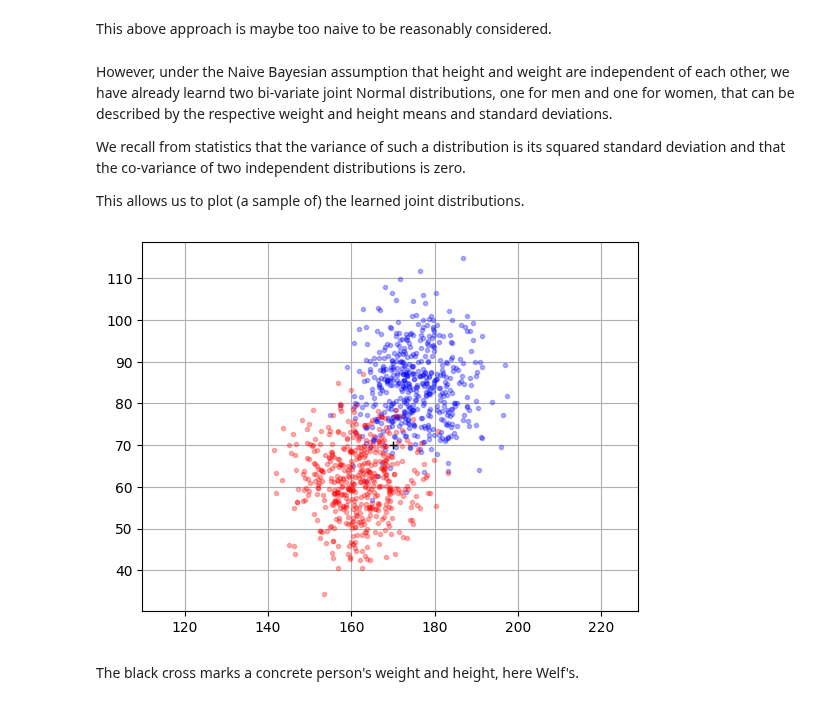
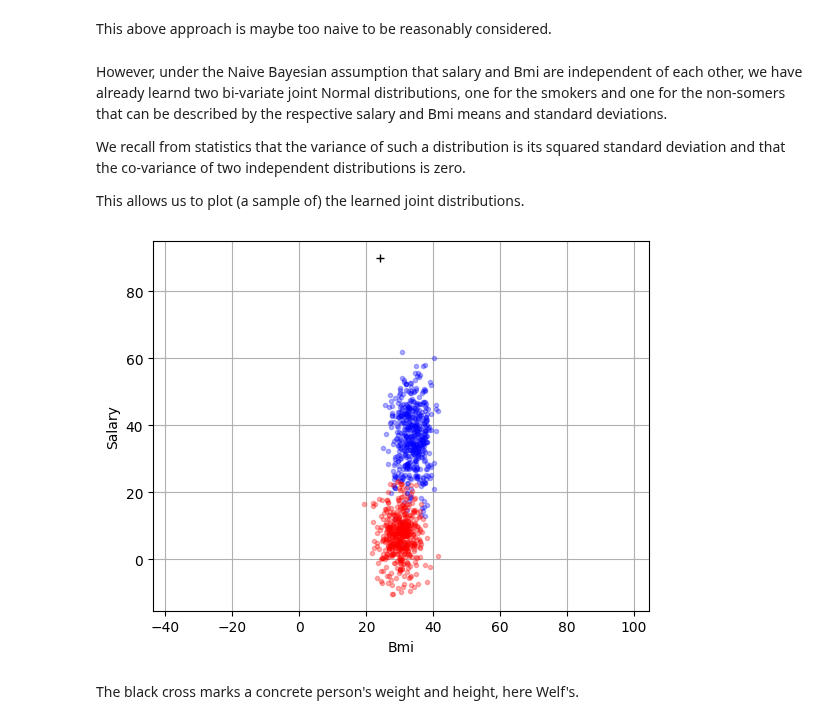
Before and after one commit to WelfLowe/ML4non-programmers, a Jupyter notebook: AI_Technology_Introduction_II.ipynb, the cells around one changed output. Cells and saved outputs as stored; diff of their text form; code cells hidden in the pictures.

```diff
--- a/AI_Technology_Introduction_II.ipynb
+++ b/AI_Technology_Introduction_II.ipynb
@@ -259,7 +259,7 @@ my_act_height = 1.70 #in m
 my_act_bmi = my_act_weight/(my_act_height**2)
 my_predicted_salary = predict_salary(smoker=False, bmi=my_act_bmi)*1000 #result in $/month
 print(my_predicted_salary)
-my_act_salary = 9.000
+my_act_salary = 90000
 print(my_act_salary-my_predicted_salary)
 # %% [output]
 7456.740642020513
@@ -355,34 +355,37 @@ Pick your own (or a fictive person's) gender, weight, and height. Then
 # %% [markdown]
 This above approach is maybe too naive to be reasonably considered.
 # %% [markdown]
-However, under the Naive Bayesian assumption that height and weight are independent of each other, we have already learnd two bi-variate joint Normal distributions, one for men and one for women, that can be described by the respective weight and height means and standard deviations.
+However, under the Naive Bayesian assumption that salary and Bmi are independent of each other, we have already learnd two bi-variate joint Normal distributions, one for the smokers and one for the non-somers that can be described by the respective salary and Bmi means and standard deviations.
 
 We recall from statistics that the variance of such a distribution is its squared standard deviation and that the co-variance of two independent distributions is zero.
 
 This allows us to plot (a sample of) the learned joint distributions.
 # %%
-mu_m = [mu_H_m, mu_W_m]
-cov_m = np.array([[sigma_H_m**2, 0], [0, sigma_W_m**2]])
-pts_m = np.random.multivariate_normal(mu_m, cov_m, size=500)
+mu_s = [mu_Bmi_s, mu_Salary_s]
+cov_s = np.array([[sigma_Bmi_s*2, 0], [0, sigma_Salary_s**2]])
+pts_s = np.random.multivariate_normal(mu_s, cov_s, size=500)
 
-mu_f = [mu_H_f, mu_W_f]
-cov_f = np.array([[sigma_H_f**2, 0], [0, sigma_W_f**2]])
-pts_f = np.random.multivariate_normal(mu_f, cov_m, size=500)
+mu_ns = [mu_Bmi_ns, mu_Salary_ns]
+cov_ns = np.array([[sigma_Bmi_ns*2, 0], [0, sigma_Salary_ns**2]])
+pts_ns = np.random.multivariate_normal(mu_ns, cov_ns, size=500)
 # %%
-def plot_bivariate(all_pts, person):
+def plot_bivariate(all_pts, person, labels):
   pts = all_pts[0]
   plt.plot(pts[:, 0], pts[:, 1], '.', alpha=0.3, color ='b')
   pts = all_pts[1]
   plt.plot(pts[:, 0], pts[:, 1], '.', alpha=0.3, color ='r')
   plt.plot(person[0], person[1], '+', color ='k')
+  plt.xlabel(labels[0])
+  plt.ylabel(labels[1])
+
   plt.axis('equal')
   plt.grid()
   plt.show()
-# %%
-welf = [welfs_act_height, welfs_act_weight]
-plot_bivariate([pts_m, pts_f], welf)
-# %% [output]
-[figure, removed]
+# %%
+welf = [my_act_bmi, my_act_salary/1000]
+plot_bivariate([pts_s, pts_ns], welf, ['Bmi','Salary'])
+# %% [output]
+[figure, added]
 # %% [markdown]
 The black cross marks a concrete person's weight and height, here Welf's.
 # %% [markdown]
```
Also changed, not shown: parts of 7 cells of this notebook.
